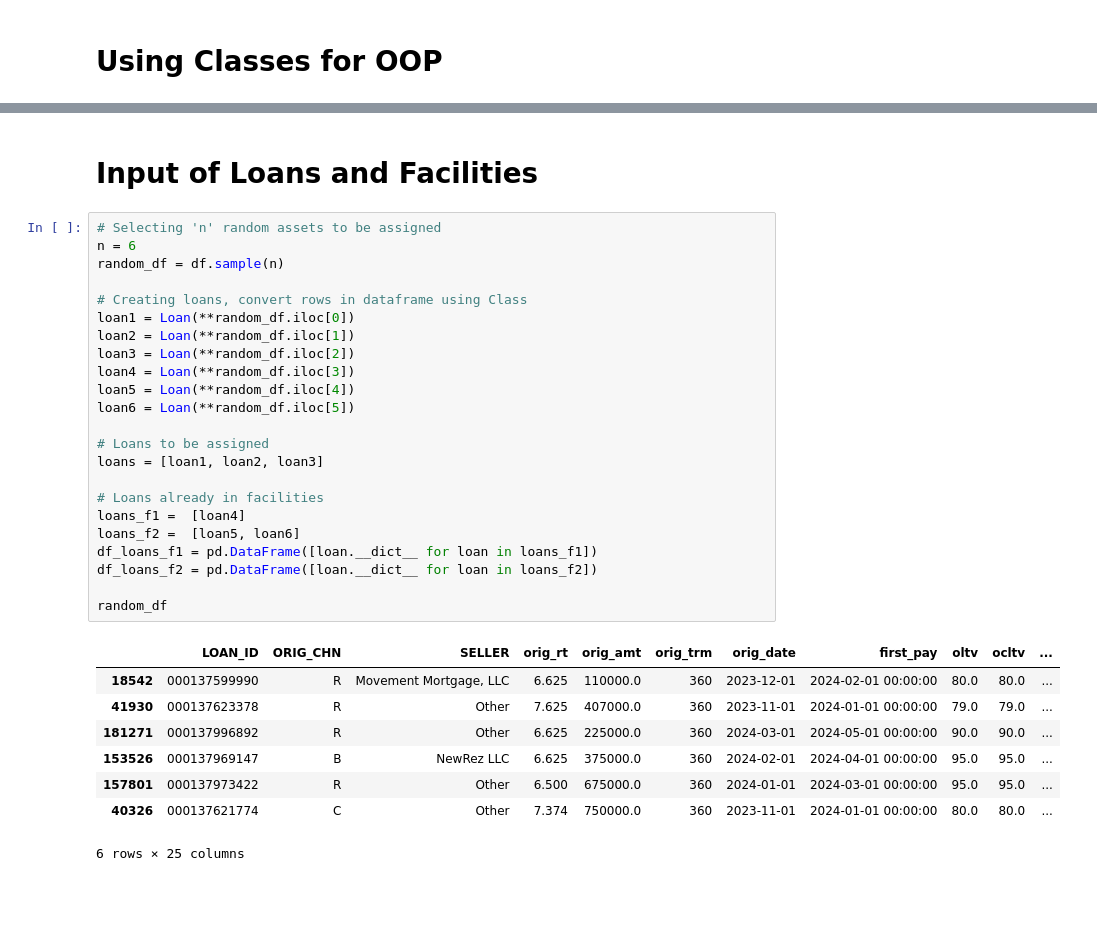
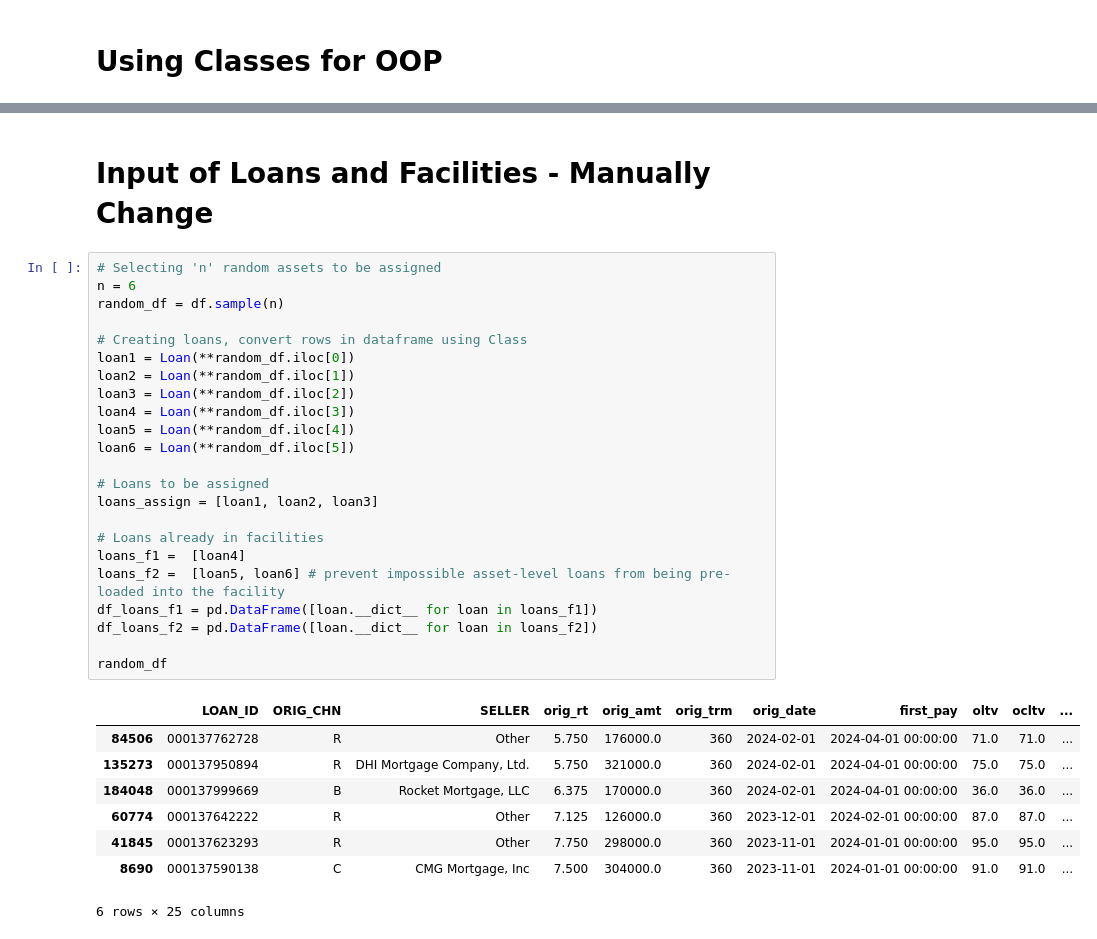
Before and after one commit to MIE479-2024/mie479-2024-classroom-10407b-msf-capstone-MSF-Capstone-1, a Jupyter notebook: helpful-files/Using Classes.ipynb, the cells around one changed output, grey strips where cells are left out. Cells and saved outputs as stored; diff of their text form; blank space fills up the shorter version.

```diff
--- a/helpful-files/Using Classes.ipynb
+++ b/helpful-files/Using Classes.ipynb
@@ -387,36 +462,36 @@ class PoolCovenant:
 # %% [markdown]
-# Input of Loans and Facilities
+# Input of Loans and Facilities - Manually Change
 # %%
 # Selecting 'n' random assets to be assigned
 n = 6
 random_df = df.sample(n)
 
 # Creating loans, convert rows in dataframe using Class
 loan1 = Loan(**random_df.iloc[0])
 loan2 = Loan(**random_df.iloc[1])
 loan3 = Loan(**random_df.iloc[2])
 loan4 = Loan(**random_df.iloc[3])
 loan5 = Loan(**random_df.iloc[4])
 loan6 = Loan(**random_df.iloc[5])
 
 # Loans to be assigned
-loans = [loan1, loan2, loan3]
+loans_assign = [loan1, loan2, loan3]
 
 # Loans already in facilities
 loans_f1 =  [loan4]
-loans_f2 =  [loan5, loan6]
+loans_f2 =  [loan5, loan6] # prevent impossible asset-level loans from being pre-loaded into the facility
 df_loans_f1 = pd.DataFrame([loan.__dict__ for loan in loans_f1])
 df_loans_f2 = pd.DataFrame([loan.__dict__ for loan in loans_f2])
 
 random_df
 # %% [output]
 |  | LOAN_ID | ORIG_CHN | SELLER | orig_rt | orig_amt | orig_trm | orig_date | first_pay | oltv | ocltv | ... |
-| 18542 | 000137599990 | R | Movement Mortgage, LLC | 6.625 | 110000.0 | 360 | 2023-12-01 | 2024-02-01 00:00:00 | 80.0 | 80.0 | ... |
-| 41930 | 000137623378 | R | Other | 7.625 | 407000.0 | 360 | 2023-11-01 | 2024-01-01 00:00:00 | 79.0 | 79.0 | ... |
-| 181271 | 000137996892 | R | Other | 6.625 | 225000.0 | 360 | 2024-03-01 | 2024-05-01 00:00:00 | 90.0 | 90.0 | ... |
-| 153526 | 000137969147 | B | NewRez LLC | 6.625 | 375000.0 | 360 | 2024-02-01 | 2024-04-01 00:00:00 | 95.0 | 95.0 | ... |
-| 157801 | 000137973422 | R | Other | 6.500 | 675000.0 | 360 | 2024-01-01 | 2024-03-01 00:00:00 | 95.0 | 95.0 | ... |
-| 40326 | 000137621774 | C | Other | 7.374 | 750000.0 | 360 | 2023-11-01 | 2024-01-01 00:00:00 | 80.0 | 80.0 | ... |
+| 84506 | 000137762728 | R | Other | 5.750 | 176000.0 | 360 | 2024-02-01 | 2024-04-01 00:00:00 | 71.0 | 71.0 | ... |
+| 135273 | 000137950894 | R | DHI Mortgage Company, Ltd. | 5.750 | 321000.0 | 360 | 2024-02-01 | 2024-04-01 00:00:00 | 75.0 | 75.0 | ... |
+| 184048 | 000137999669 | B | Rocket Mortgage, LLC | 6.375 | 170000.0 | 360 | 2024-02-01 | 2024-04-01 00:00:00 | 36.0 | 36.0 | ... |
+| 60774 | 000137642222 | R | Other | 7.125 | 126000.0 | 360 | 2023-12-01 | 2024-02-01 00:00:00 | 87.0 | 87.0 | ... |
+| 41845 | 000137623293 | R | Other | 7.750 | 298000.0 | 360 | 2023-11-01 | 2024-01-01 00:00:00 | 95.0 | 95.0 | ... |
+| 8690 | 000137590138 | C | CMG Mortgage, Inc | 7.500 | 304000.0 | 360 | 2023-11-01 | 2024-01-01 00:00:00 | 91.0 | 91.0 | ... |
 6 rows × 25 columns
 # %%
 # Creating Facillities
```
Also changed, not shown: parts of 2 cells of this notebook.
